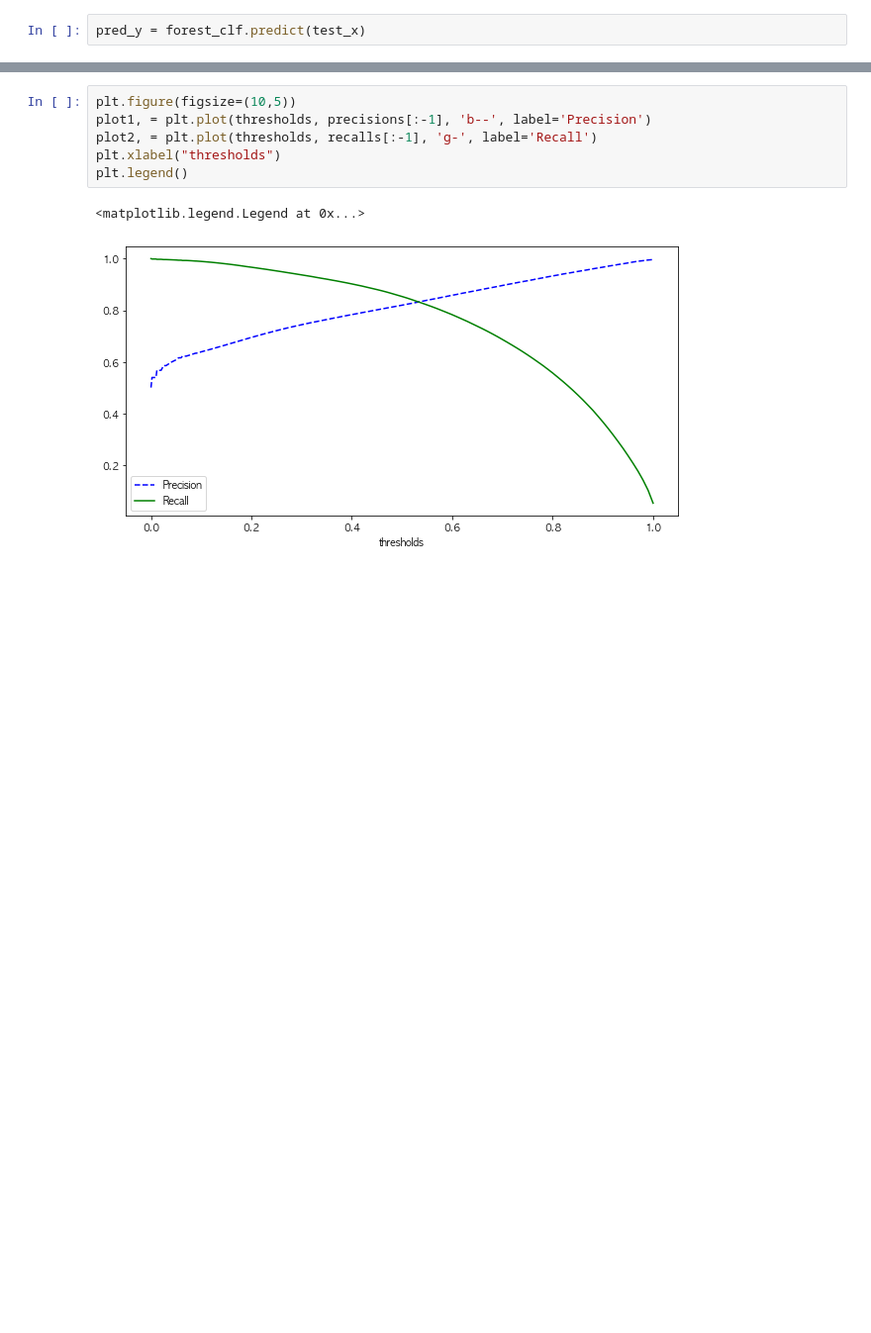
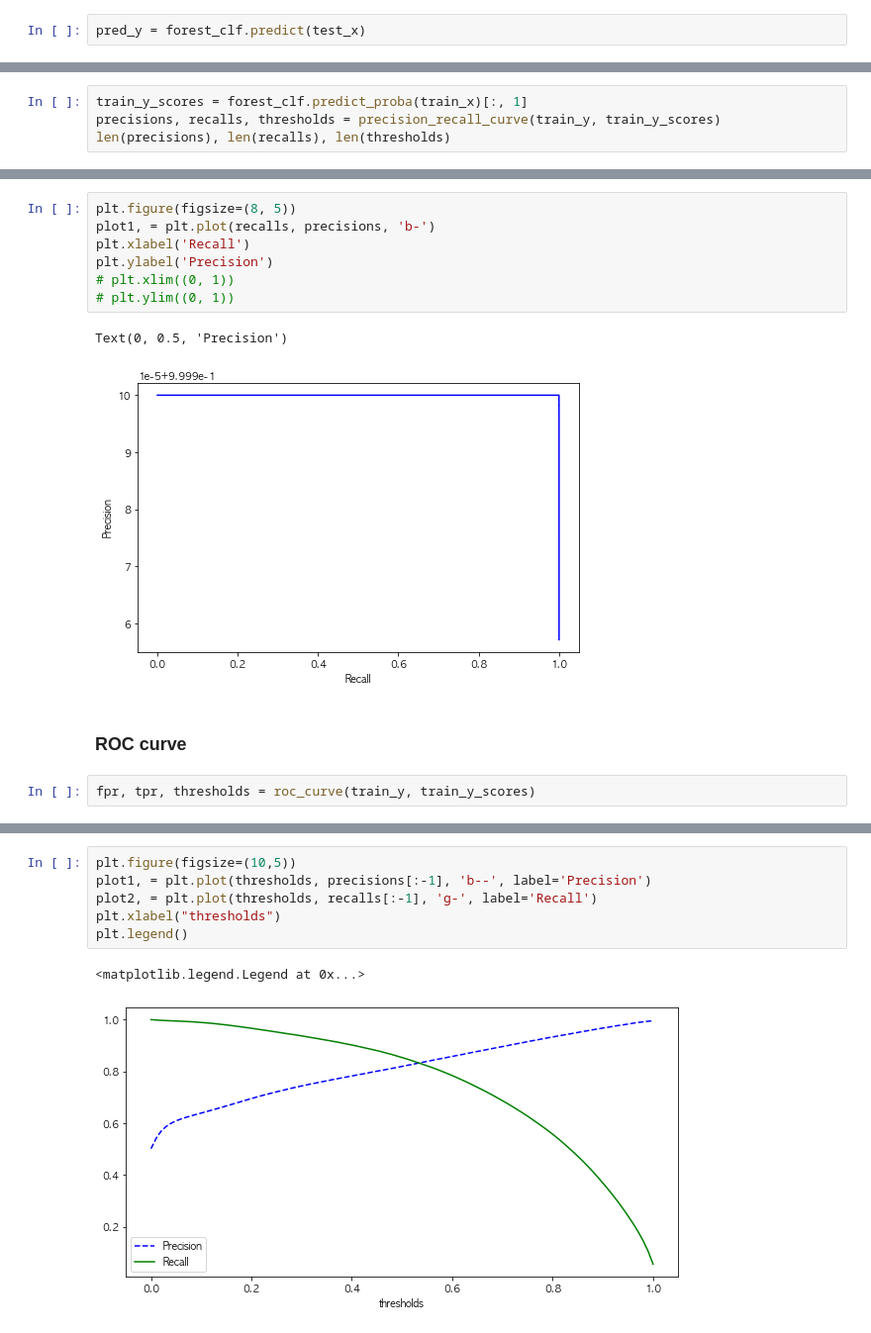
Before and after one commit to Kyean91/PROJECT_PARTYQUEST, a Jupyter notebook: PUBG#2/20210830 Modeling.ipynb, the cells around one changed output, grey strips where cells are left out. Shown: that part at 99% size. Drawn from its saved outputs; the diff is of its cells as text; blank space fills up the shorter version.

```diff
--- a/PUBG#2/20210830 Modeling.ipynb
+++ b/PUBG#2/20210830 Modeling.ipynb
@@ -1101,0 +1134,4 @@ pred_y = forest_clf.predict(test_x)
+# %%
+train_y_scores = forest_clf.predict_proba(train_x)[:, 1]
+precisions, recalls, thresholds = precision_recall_curve(train_y, train_y_scores)
+len(precisions), len(recalls), len(thresholds)
@@ -1101,0 +1149,14 @@ pred_y = forest_clf.predict(test_x)
+# %%
+plt.figure(figsize=(8, 5))
+plot1, = plt.plot(recalls, precisions, 'b-')
+plt.xlabel('Recall')
+plt.ylabel('Precision')
+# plt.xlim((0, 1))
+# plt.ylim((0, 1))
+# %% [output]
+Text(0, 0.5, 'Precision')
+[figure, added]
+# %% [markdown]
+### ROC curve
+# %%
+fpr, tpr, thresholds = roc_curve(train_y, train_y_scores)
```
Also changed, not shown: parts of 49 cells of this notebook, 2 other files.
